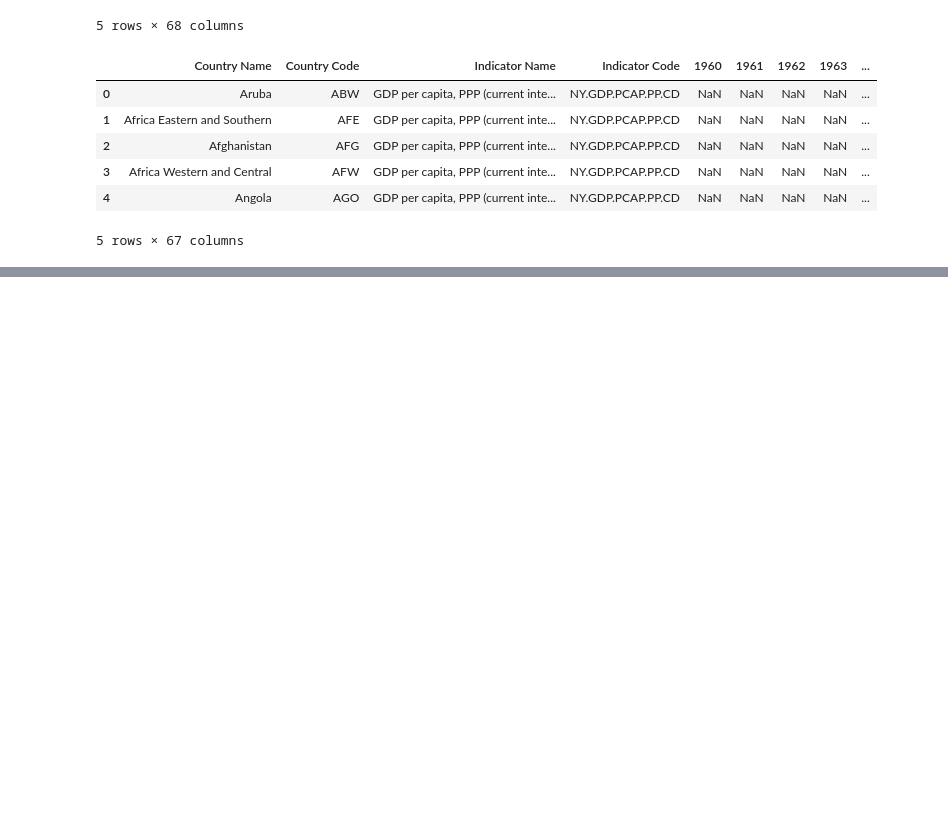
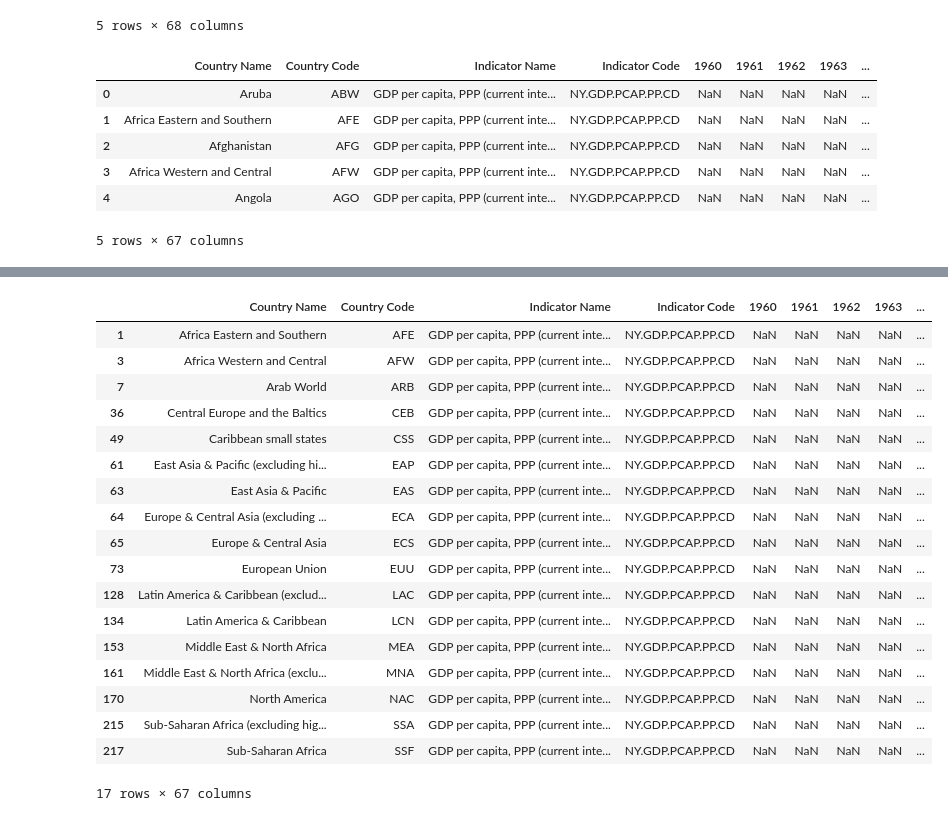
Before and after one commit to varjakm/Andmetehnika_projekt, a Jupyter notebook: projekt.ipynb, the cells around one changed output, grey strips where cells are left out. Saved outputs shown, nothing was run; the diff lists cells and outputs as text; code cells hidden in the pictures; blank space fills up the shorter version.

Commit message:
GDP lifeexpectancy 2021 table

```diff
--- a/projekt.ipynb
+++ b/projekt.ipynb
@@ -120,0 +161,44 @@ df_list[0].head()
+# %%
+#Separate table for regions
+
+gdp_per_capita_df = df_list[0]
+
+regions_gdp_df = gdp_per_capita_df.loc[gdp_per_capita_df['Country Name'].isin(["Africa Eastern and Southern",\
+                                    "Africa Western and Central",\
+                                    "Arab World",\
+                                    "Central Europe and the Baltics",\
+                                    "Caribbean small states",\
+                                    "East Asia & Pacific (excluding high income)",\
+                                    "East Asia & Pacific",\
+                                    "Europe & Central Asia (excluding high income)",\
+                                    "Europe & Central Asia",\
+                                    "European Union",\
+                                    "Latin America & Caribbean (excluding high income)",\
+                                    "Latin America & Caribbean",\
+                                    "Middle East & North Africa",\
+                                    "Middle East & North Africa (excluding high income)",\
+                                    "North America",\
+                                    "Sub-Saharan Africa (excluding high income)",\
+                                    "Sub-Saharan Africa"])]
+
+regions_gdp_df
+# %% [output]
+|  | Country Name | Country Code | Indicator Name | Indicator Code | 1960 | 1961 | 1962 | 1963 | ... |
+| 1 | Africa Eastern and Southern | AFE | GDP per capita, PPP (current inte... | NY.GDP.PCAP.PP.CD | NaN | NaN | NaN | NaN | ... |
+| 3 | Africa Western and Central | AFW | GDP per capita, PPP (current inte... | NY.GDP.PCAP.PP.CD | NaN | NaN | NaN | NaN | ... |
+| 7 | Arab World | ARB | GDP per capita, PPP (current inte... | NY.GDP.PCAP.PP.CD | NaN | NaN | NaN | NaN | ... |
+| 36 | Central Europe and the Baltics | CEB | GDP per capita, PPP (current inte... | NY.GDP.PCAP.PP.CD | NaN | NaN | NaN | NaN | ... |
+| 49 | Caribbean small states | CSS | GDP per capita, PPP (current inte... | NY.GDP.PCAP.PP.CD | NaN | NaN | NaN | NaN | ... |
+| 61 | East Asia & Pacific (excluding hi... | EAP | GDP per capita, PPP (current inte... | NY.GDP.PCAP.PP.CD | NaN | NaN | NaN | NaN | ... |
+| 63 | East Asia & Pacific | EAS | GDP per capita, PPP (current inte... | NY.GDP.PCAP.PP.CD | NaN | NaN | NaN | NaN | ... |
+| 64 | Europe & Central Asia (excluding ... | ECA | GDP per capita, PPP (current inte... | NY.GDP.PCAP.PP.CD | NaN | NaN | NaN | NaN | ... |
+| 65 | Europe & Central Asia | ECS | GDP per capita, PPP (current inte... | NY.GDP.PCAP.PP.CD | NaN | NaN | NaN | NaN | ... |
+| 73 | European Union | EUU | GDP per capita, PPP (current inte... | NY.GDP.PCAP.PP.CD | NaN | NaN | NaN | NaN | ... |
+| 128 | Latin America & Caribbean (exclud... | LAC | GDP per capita, PPP (current inte... | NY.GDP.PCAP.PP.CD | NaN | NaN | NaN | NaN | ... |
+| 134 | Latin America & Caribbean | LCN | GDP per capita, PPP (current inte... | NY.GDP.PCAP.PP.CD | NaN | NaN | NaN | NaN | ... |
+| 153 | Middle East & North Africa | MEA | GDP per capita, PPP (current inte... | NY.GDP.PCAP.PP.CD | NaN | NaN | NaN | NaN | ... |
+| 161 | Middle East & North Africa (exclu... | MNA | GDP per capita, PPP (current inte... | NY.GDP.PCAP.PP.CD | NaN | NaN | NaN | NaN | ... |
+| 170 | North America | NAC | GDP per capita, PPP (current inte... | NY.GDP.PCAP.PP.CD | NaN | NaN | NaN | NaN | ... |
+| 215 | Sub-Saharan Africa (excluding hig... | SSA | GDP per capita, PPP (current inte... | NY.GDP.PCAP.PP.CD | NaN | NaN | NaN | NaN | ... |
+| 217 | Sub-Saharan Africa | SSF | GDP per capita, PPP (current inte... | NY.GDP.PCAP.PP.CD | NaN | NaN | NaN | NaN | ... |
+17 rows × 67 columns
```
Also changed, not shown: parts of 6 cells of this notebook.
